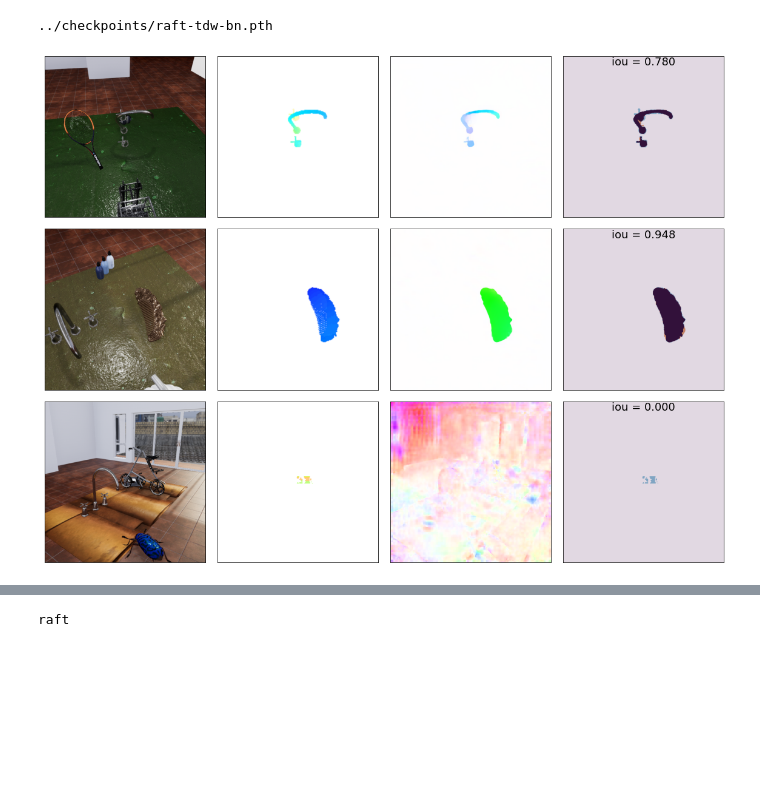
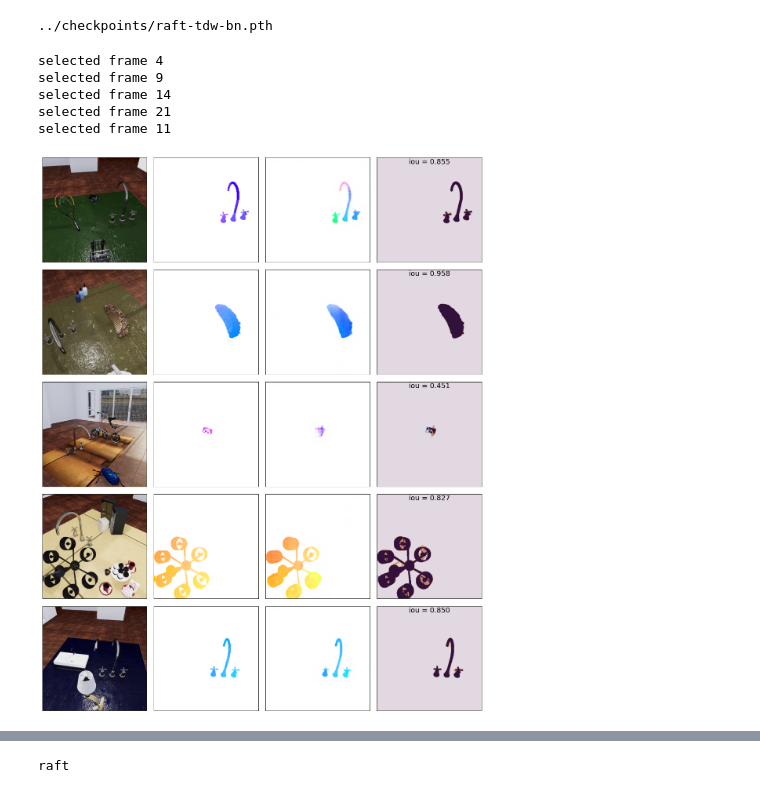
Before and after one commit to neuroailab/RAFT, a Jupyter notebook: notebooks/TDW_dataloading_020522.ipynb, the cells around one changed output, grey strips where cells are left out. Drawn from its saved outputs; the diff is of its cells as text; code cells hidden in the pictures; blank space fills up the shorter version.

```diff
--- a/notebooks/TDW_dataloading_020522.ipynb
+++ b/notebooks/TDW_dataloading_020522.ipynb
@@ -78,8 +78,8 @@ ls ../checkpoints/raft-tdw-long.pth
 # %% [output]
 ../checkpoints/raft-tdw-long.pth
 # %%
-# load_path = '../checkpoints/raft-tdw-bn.pth'
-load_path = '../models/raft-sintel.pth'
+load_path = '../checkpoints/raft-tdw-bn.pth'
+# load_path = '../models/raft-sintel.pth'
 net.load_state_dict(torch.load(load_path), strict=False)
 # %% [output]
 <All keys matched successfully>
@@ -271,9 +271,14 @@ print(load_path)
 ../checkpoints/raft-tdw-bn.pth
 # %%
 tdw_dataset.is_test = False
-visualize_error_maps(net, tdw_dataset, examples=[0,1,2], thresh=0.4)
+visualize_error_maps(net, tdw_dataset, examples=range(5), thresh=0.5)
 # %% [output]
+selected frame 4
+selected frame 9
+selected frame 14
+selected frame 21
+selected frame 11
-[figure, old version]
+[figure, new version]
 # %%
 tdw_dataset.is_test = True
 metrics = validate_examples(net, tdw_dataset, examples=None, thresh=0.5, iters=24)
```
Also changed, not shown: parts of 5 cells of this notebook, 5 other files.
